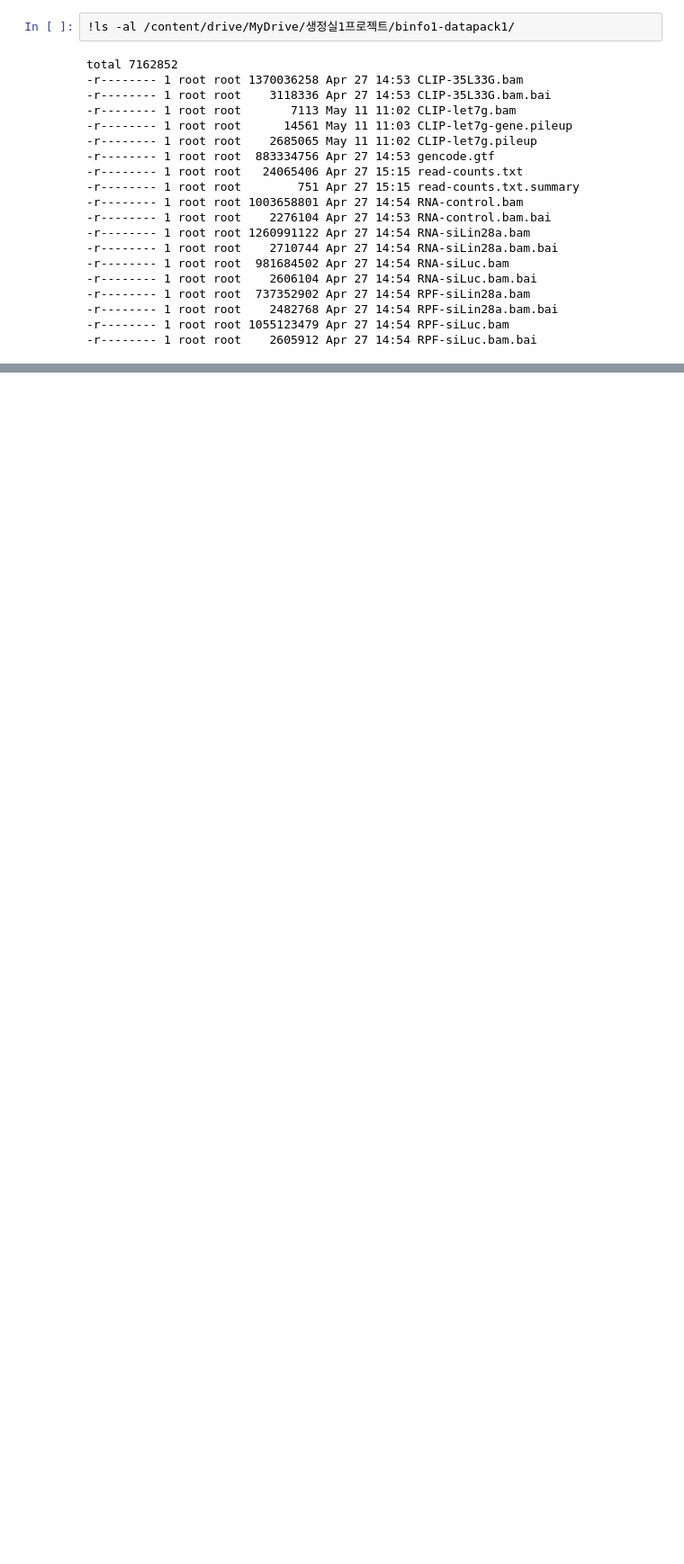
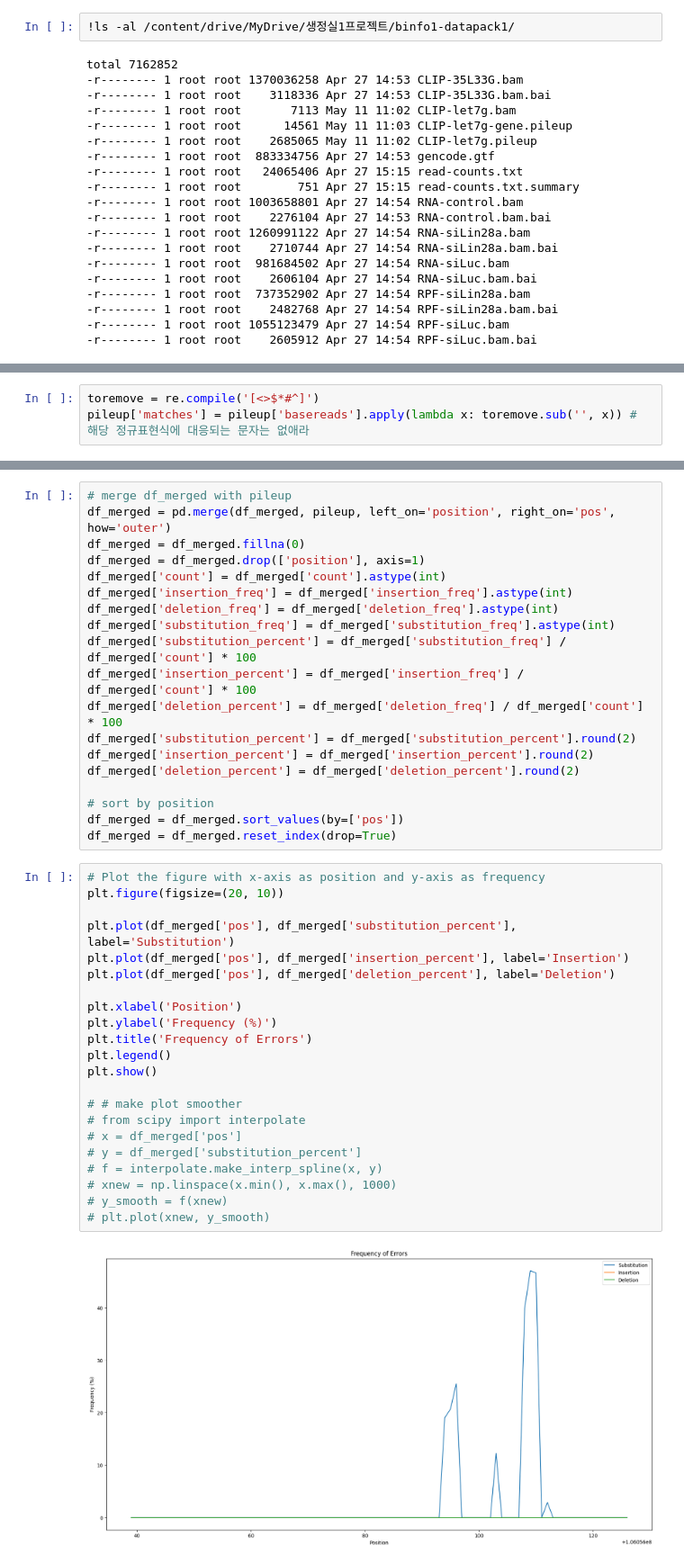
Before and after one commit to bishin22/Bioinformatics_and_Practice_1, a Jupyter notebook: Bioinformatics_practice_1_final_project.ipynb, the cells around one changed output, grey strips where cells are left out. Shown at 90% size. Cells and saved outputs as stored; diff of their text form; blank space fills up the shorter version.

```diff
--- a/Bioinformatics_practice_1_final_project.ipynb
+++ b/Bioinformatics_practice_1_final_project.ipynb
@@ -100,0 +237,3 @@ Executing transaction: /-\|/-\|/-\|/-\|done
+# %%
+toremove = re.compile('[<>$*#^]')
+pileup['matches'] = pileup['basereads'].apply(lambda x: toremove.sub('', x)) # 해당 정규표현식에 대응되는 문자는 없애라
@@ -100,0 +394,43 @@ Executing transaction: /-\|/-\|/-\|/-\|done
+# %%
+# merge df_merged with pileup
+df_merged = pd.merge(df_merged, pileup, left_on='position', right_on='pos', how='outer')
+df_merged = df_merged.fillna(0)
+df_merged = df_merged.drop(['position'], axis=1)
+df_merged['count'] = df_merged['count'].astype(int)
+df_merged['insertion_freq'] = df_merged['insertion_freq'].astype(int)
+df_merged['deletion_freq'] = df_merged['deletion_freq'].astype(int)
+df_merged['substitution_freq'] = df_merged['substitution_freq'].astype(int)
+df_merged['substitution_percent'] = df_merged['substitution_freq'] / df_merged['count'] * 100
+df_merged['insertion_percent'] = df_merged['insertion_freq'] / df_merged['count'] * 100
+df_merged['deletion_percent'] = df_merged['deletion_freq'] / df_merged['count'] * 100
+df_merged['substitution_percent'] = df_merged['substitution_percent'].round(2)
+df_merged['insertion_percent'] = df_merged['insertion_percent'].round(2)
+df_merged['deletion_percent'] = df_merged['deletion_percent'].round(2)
+
+# sort by position
+df_merged = df_merged.sort_values(by=['pos'])
+df_merged = df_merged.reset_index(drop=True)
+# %%
+# Plot the figure with x-axis as position and y-axis as frequency
+plt.figure(figsize=(20, 10))
+
+plt.plot(df_merged['pos'], df_merged['substitution_percent'], label='Substitution')
+plt.plot(df_merged['pos'], df_merged['insertion_percent'], label='Insertion')
+plt.plot(df_merged['pos'], df_merged['deletion_percent'], label='Deletion')
+
+plt.xlabel('Position')
+plt.ylabel('Frequency (%)')
+plt.title('Frequency of Errors')
+plt.legend()
+plt.show()
+
+# # make plot smoother
+# from scipy import interpolate
+# x = df_merged['pos']
+# y = df_merged['substitution_percent']
+# f = interpolate.make_interp_spline(x, y)
+# xnew = np.linspace(x.min(), x.max(), 1000)
+# y_smooth = f(xnew)
+# plt.plot(xnew, y_smooth)
+# %% [output]
+[figure, added]
```
Also changed, not shown: parts of 48 cells of this notebook.
